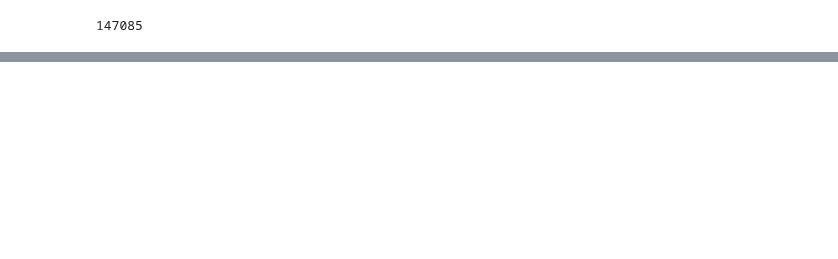
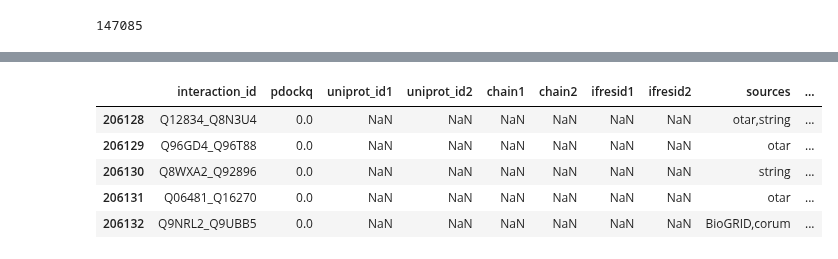
Before and after one commit to QuantitativeBiology/BECancerResistome, a Jupyter notebook: BECancerResistome/Guides_annotation/ProtVar_annotation.ipynb, the cells around one changed output, grey strips where cells are left out. Drawn from its saved outputs; the diff is of its cells as text; code cells hidden in the pictures; blank space fills up the shorter version.

```diff
--- a/BECancerResistome/Guides_annotation/ProtVar_annotation.ipynb
+++ b/BECancerResistome/Guides_annotation/ProtVar_annotation.ipynb
@@ -795,0 +801,2 @@ len(annotated_control_foldx_pockets_confident_df)
+# %%
+interfaces = pd.read_csv('/data/benchmarks/genomic_annot/suppl_ppi_models_.tsv', sep='\t')
@@ -795,0 +840,9 @@ len(annotated_control_foldx_pockets_confident_df)
+# %%
+interfaces[interfaces['uniprot_id1'].isnull()].head()
+# %% [output]
+|  | interaction_id | pdockq | uniprot_id1 | uniprot_id2 | chain1 | chain2 | ifresid1 | ifresid2 | sources | ... |
+| 206128 | Q12834_Q8N3U4 | 0.0 | NaN | NaN | NaN | NaN | NaN | NaN | otar,string | ... |
+| 206129 | Q96GD4_Q96T88 | 0.0 | NaN | NaN | NaN | NaN | NaN | NaN | otar | ... |
+| 206130 | Q8WXA2_Q92896 | 0.0 | NaN | NaN | NaN | NaN | NaN | NaN | string | ... |
+| 206131 | Q06481_Q16270 | 0.0 | NaN | NaN | NaN | NaN | NaN | NaN | otar | ... |
+| 206132 | Q9NRL2_Q9UBB5 | 0.0 | NaN | NaN | NaN | NaN | NaN | NaN | BioGRID,corum | ... |
```
Also changed, not shown: parts of 56 cells of this notebook.
